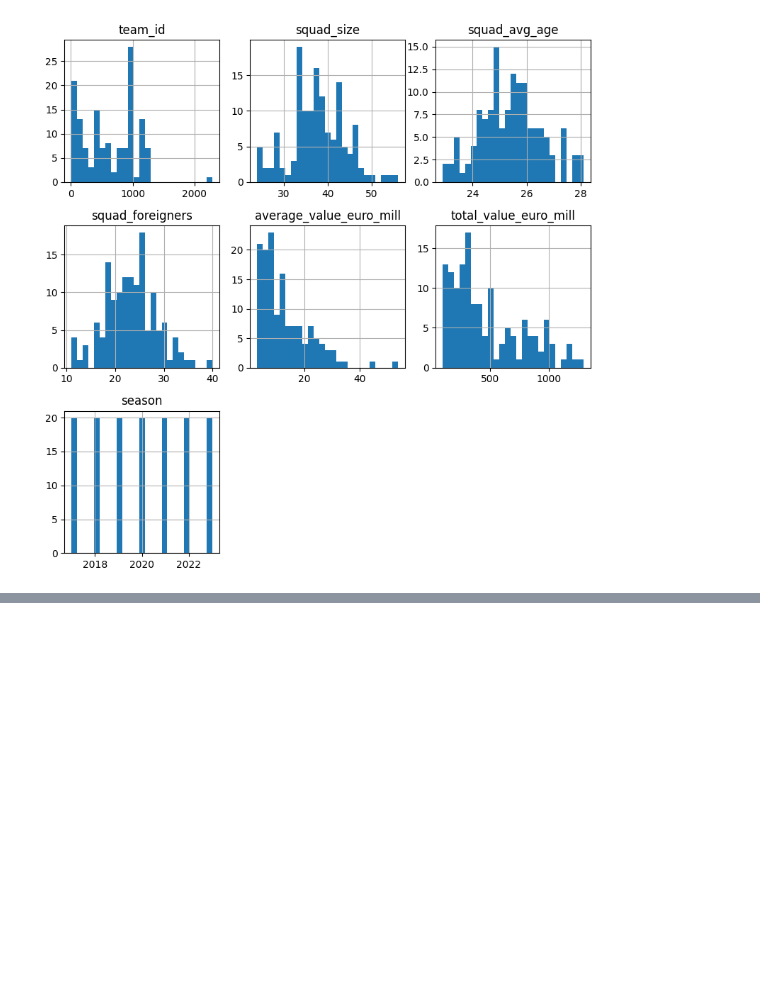
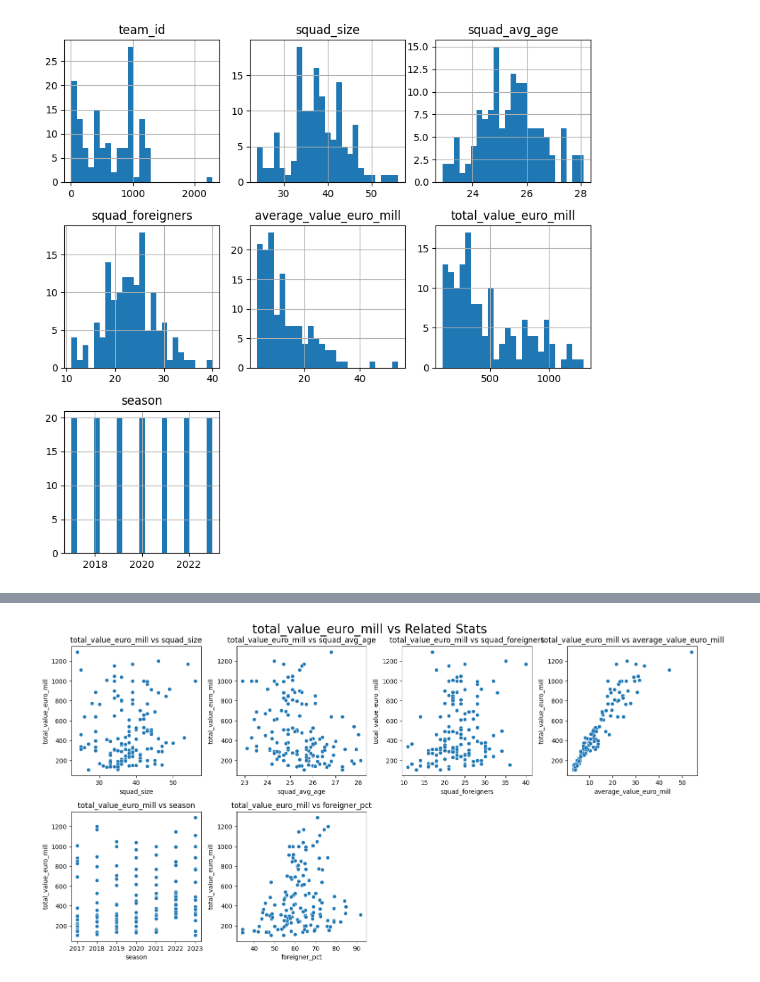
Before and after one commit to chonalchendo/fpl_analysis, a Jupyter notebook: exploration/explore/notebooks/transfermarkt/team_valuations/premier_league_teams.ipynb, the cells around one changed output, grey strips where cells are left out. Cells and saved outputs as stored; diff of their text form; code cells hidden in the pictures; blank space fills up the shorter version.

```diff
--- a/exploration/explore/notebooks/transfermarkt/team_valuations/premier_league_teams.ipynb
+++ b/exploration/explore/notebooks/transfermarkt/team_valuations/premier_league_teams.ipynb
@@ -229,0 +70,4 @@ When grouping with a length-1 list-like, you will need to pass a length-1 tuple
+# %%
+stat_plots.relationships(y='total_value_euro_mill', X=cols)
+# %% [output]
+[figure, added]
```
Also changed, not shown: parts of 42 cells of this notebook, 3 other files.
